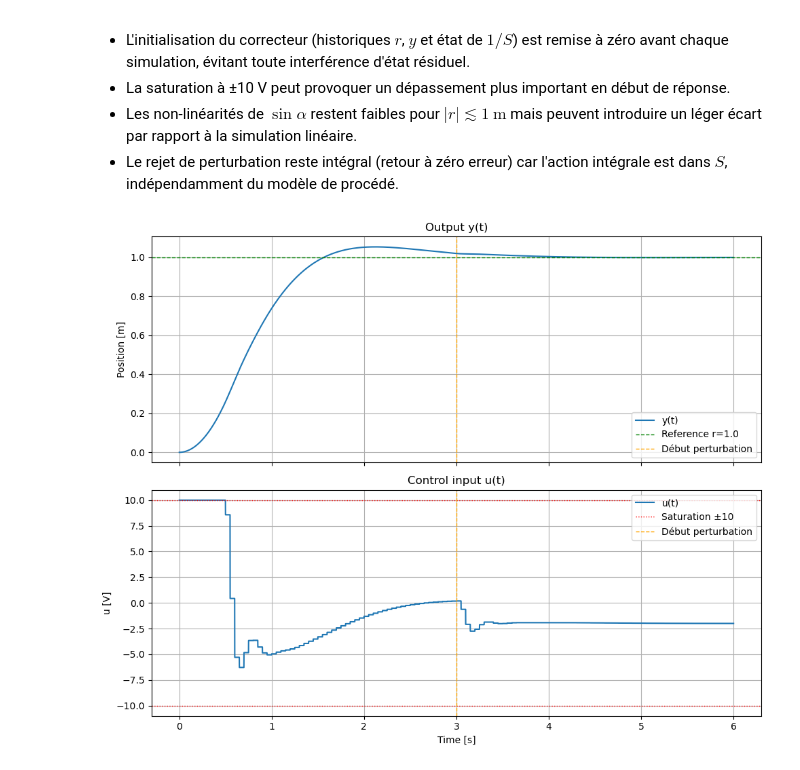
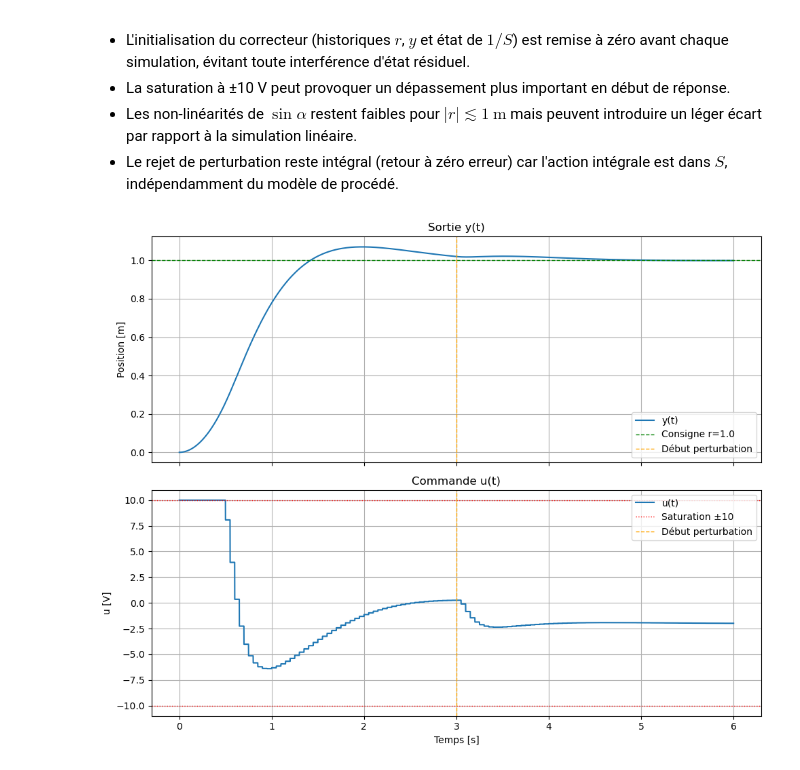
Before and after one commit to Bababoey123/PythonDiscreteControl, a Jupyter notebook: CommandeDoubleIntégrateur_RST.ipynb, the cells around one changed output. Drawn from its saved outputs; the diff is of its cells as text; code cells hidden in the pictures.

```diff
--- a/CommandeDoubleIntégrateur_RST.ipynb
+++ b/CommandeDoubleIntégrateur_RST.ipynb
@@ -56,11 +55,11 @@ T est le temps total de simulation et dt est le temps d'échantillonage du corre
 ballbeam_config.T=6
 ballbeam_config.dt=0.05
 # %%
-X_0 = np.array([[0],[0]])                              # état initial
-double_int = TransferFunctionModel(ballbeam_config)    # instance de TransferFunctionModel
-Double_int_sim = TFSimulator(double_int.Tf_dis, X_0)   # simulateur de fonctions de transfert discrètes
-double_int_NL =NonlinearBallBeamModel(ballbeam_config) # pour la simulation hybride non lineaire
-double_int_simNL=NonLinearHybridSim(double_int_NL,ballbeam_config)
-A = double_int.Tf_dis.den_list[0][0]                   # extraction du dénominateur A(z)
-B = double_int.Tf_dis.num_list[0][0]                   # extraction du numérateur B(z)
+X_0 = np.array([[0],[0]])                                    # État initial [position [m], vitesse [m/s]]
+double_int_TF = TransferFunctionModel(ballbeam_config)       # Modèle en fonctions de transfert
+double_int_sim_dis = TFSimulator(double_int_TF.Tf_dis, X_0)  # Simulateur discret (FT)
+modele_NL = NonlinearBallBeamModel(ballbeam_config)          # Modèle non linéaire
+sim_NL = NonLinearHybridSim(modele_NL, ballbeam_config)      # Simulateur non linéaire (RK4)
+A = double_int_TF.Tf_dis.den_list[0][0]                      # Dénominateur A(z) de la FT discrète
+B = double_int_TF.Tf_dis.num_list[0][0]                      # Numérateur B(z) de la FT discrète
 # %%
@@ -127,3 +137,3 @@ t = np.arange( 0,ballbeam_config.T,ballbeam_config.dt)
 _, y_lib = ct.step_response(Tf_des, t)
 # %%
-A0 = np.array([1, -0.50])   # pôle observateur à z=0.70 — doit être PLUS RAPIDE que les pôles dominants
+A0 = np.array([1,-0.8])   # pôle observateur à z=0.50 — doit être PLUS RAPIDE que les pôles dominants
@@ -140,5 +166,4 @@ Le membre de droite contient les pôles désirés ($A_m$) **et** les pôles de l
 # %%
-Am_d_total = np.convolve(Am_d, A0)   # polynôme cible total : A_m avec pôle A0 inclus (degré 3)
-S, R, T, H_cl = computeRST.Compute_Denominator_Matching_RST(Am_d_total, double_int.Tf_dis, True)
+S, R, T, H_cl = computeRST.Compute_Denominator_Matching_RST(Am_d, double_int_TF.Tf_dis,True,A0)
 # %% [output]
 --- RST synthesis complete ---
@@ -285,33 +333,32 @@ Différences attendues par rapport à la simulation linéaire :
 - Les non-linéarités de $\sin\alpha$ restent faibles pour $|r| \lesssim 1\ \text{m}$ mais peuvent introduire un léger écart par rapport à la simulation linéaire.
 - Le rejet de perturbation reste intégral (retour à zéro erreur) car l'action intégrale est dans $S$, indépendamment du modèle de procédé.
 # %%
-logger_NL=SimLog()
-logger_NL=run_continuous_control_loop(double_int_simNL,rst_controller,reference,X_0,logger_NL,True,True)
+logger_NL = SimLog()
+logger_NL = run_continuous_control_loop(sim_NL, rst_controller, reference, X_0, logger_NL, True, True)
 # %%
 fig, ax = plt.subplots(2, 1, figsize=(10, 8), sharex=True)
 
 ax[0].plot(logger_NL.t_hist, logger_NL.y_hist, label='y(t)')
-ax[0].axhline(y=reference, color='green', linestyle='--', linewidth=1, label=f'Reference r={reference}')
+ax[0].axhline(y=reference, color='green', linestyle='--', linewidth=1, label=f'Consigne r={reference}')
 ax[0].axvline(x=3, color='orange', linestyle='--', linewidth=1, label='Début perturbation')
-ax[0].set_title("Output y(t)")
+ax[0].set_title("Sortie y(t)")
 ax[0].set_ylabel("Position [m]")
 ax[0].legend()
 ax[0].grid()
 
 ax[1].plot(logger_NL.t_hist, logger_NL.u_hist, label='u(t)')
 ax[1].axhline(y= 10, color='red', linestyle=':', linewidth=1, label='Saturation ±10')
 ax[1].axhline(y=-10, color='red', linestyle=':', linewidth=1)
 ax[1].axvline(x=3, color='orange', linestyle='--', linewidth=1, label='Début perturbation')
-ax[1].set_title("Control input u(t)")
+ax[1].set_title("Commande u(t)")
 ax[1].set_ylabel("u [V]")
-ax[1].set_xlabel("Time [s]")
+ax[1].set_xlabel("Temps [s]")
 ax[1].legend()
 ax[1].grid()
 
-
 plt.tight_layout()
-### pour enregister la figure décommenter ceci
-#plt.savefig("Commade_PID_figure2")
+## Décommenter pour enregistrer la figure
+#plt.savefig("Commande_RST_figure2.jpg")
 plt.show()
 # %% [output]
-[figure, old version]
+[figure, new version]
```
Also changed, not shown: parts of 26 cells of this notebook, 5 other files.
